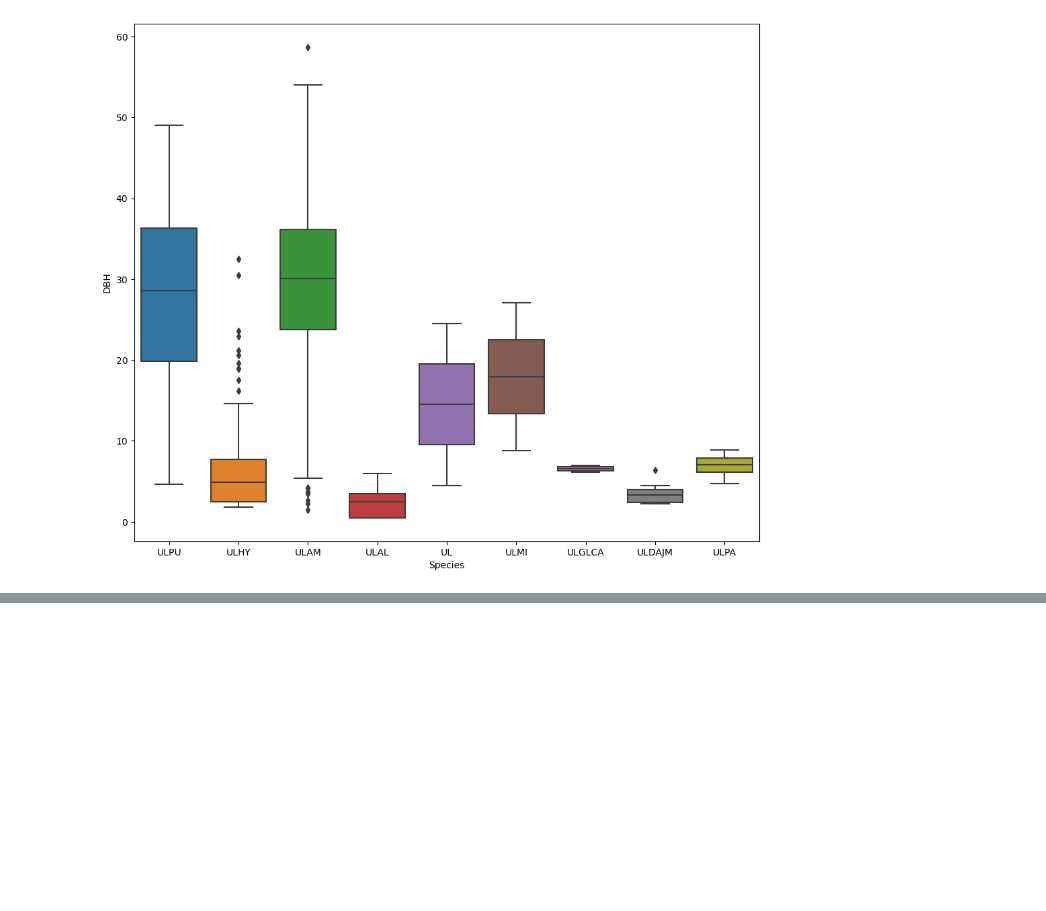
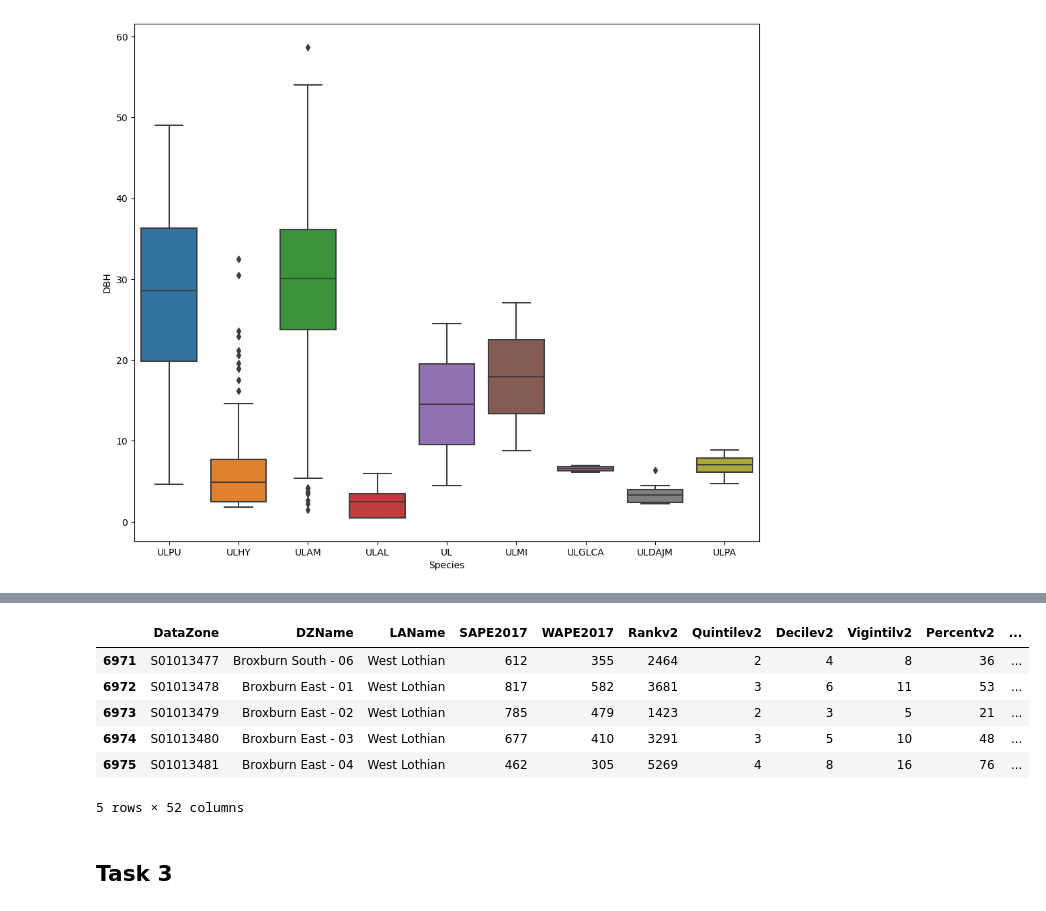
Before and after one commit to MWS8StAndrews/PY4SA23_Assignment, a Jupyter notebook: Assignment No 2 - Morgan Staples.ipynb, the cells around one changed output, grey strips where cells are left out. Cells and saved outputs as stored; diff of their text form; code cells hidden in the pictures; blank space fills up the shorter version.

```diff
--- a/Assignment No 2 - Morgan Staples.ipynb
+++ b/Assignment No 2 - Morgan Staples.ipynb
@@ -168,0 +206,12 @@ plt.show()
+# %%
+simd_geo.tail(5)
+# %% [output]
+|  | DataZone | DZName | LAName | SAPE2017 | WAPE2017 | Rankv2 | Quintilev2 | Decilev2 | Vigintilv2 | Percentv2 | ... |
+| 6971 | S01013477 | Broxburn South - 06 | West Lothian | 612 | 355 | 2464 | 2 | 4 | 8 | 36 | ... |
+| 6972 | S01013478 | Broxburn East - 01 | West Lothian | 817 | 582 | 3681 | 3 | 6 | 11 | 53 | ... |
+| 6973 | S01013479 | Broxburn East - 02 | West Lothian | 785 | 479 | 1423 | 2 | 3 | 5 | 21 | ... |
+| 6974 | S01013480 | Broxburn East - 03 | West Lothian | 677 | 410 | 3291 | 3 | 5 | 10 | 48 | ... |
+| 6975 | S01013481 | Broxburn East - 04 | West Lothian | 462 | 305 | 5269 | 4 | 8 | 16 | 76 | ... |
+5 rows × 52 columns
+# %% [markdown]
+## **Task 3**
```
Also changed, not shown: parts of 7 cells of this notebook, 11 other files.
